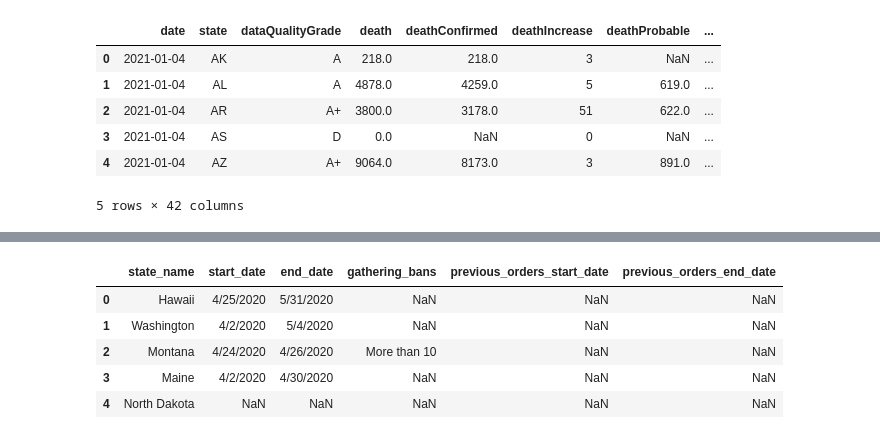
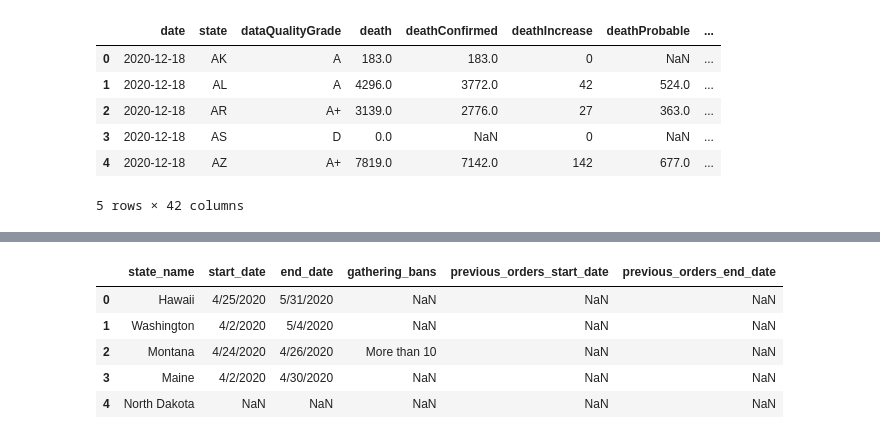
Before and after one commit to sarahDH615/google_trends_covid_project, a Jupyter notebook: keiko/keiko_append_covid_data.ipynb, the cells around one changed output, grey strips where cells are left out. Saved outputs shown, nothing was run; the diff lists cells and outputs as text; code cells hidden in the pictures.

```diff
--- a/keiko/keiko_append_covid_data.ipynb
+++ b/keiko/keiko_append_covid_data.ipynb
@@ -4,14 +4,14 @@ import pandas as pd
 import numpy as np
 # %%
 #csv path
-all_states_history_path = "data/all-states-history.csv"
-all_covid_data_df = pd.read_csv(all_states_history_path)
+all_states_path = "all-states-covid-data.csv"
+all_covid_data_df = pd.read_csv(all_states_path)
 all_covid_data_df.head()
 # %% [output]
 |  | date | state | dataQualityGrade | death | deathConfirmed | deathIncrease | deathProbable | ... |
-| 0 | 2021-01-04 | AK | A | 218.0 | 218.0 | 3 | NaN | ... |
-| 1 | 2021-01-04 | AL | A | 4878.0 | 4259.0 | 5 | 619.0 | ... |
-| 2 | 2021-01-04 | AR | A+ | 3800.0 | 3178.0 | 51 | 622.0 | ... |
-| 3 | 2021-01-04 | AS | D | 0.0 | NaN | 0 | NaN | ... |
-| 4 | 2021-01-04 | AZ | A+ | 9064.0 | 8173.0 | 3 | 891.0 | ... |
+| 0 | 2020-12-18 | AK | A | 183.0 | 183.0 | 0 | NaN | ... |
+| 1 | 2020-12-18 | AL | A | 4296.0 | 3772.0 | 42 | 524.0 | ... |
+| 2 | 2020-12-18 | AR | A+ | 3139.0 | 2776.0 | 27 | 363.0 | ... |
+| 3 | 2020-12-18 | AS | D | 0.0 | NaN | 0 | NaN | ... |
+| 4 | 2020-12-18 | AZ | A+ | 7819.0 | 7142.0 | 142 | 677.0 | ... |
 5 rows × 42 columns
```
Also changed, not shown: parts of 15 cells of this notebook, 6 other files.
